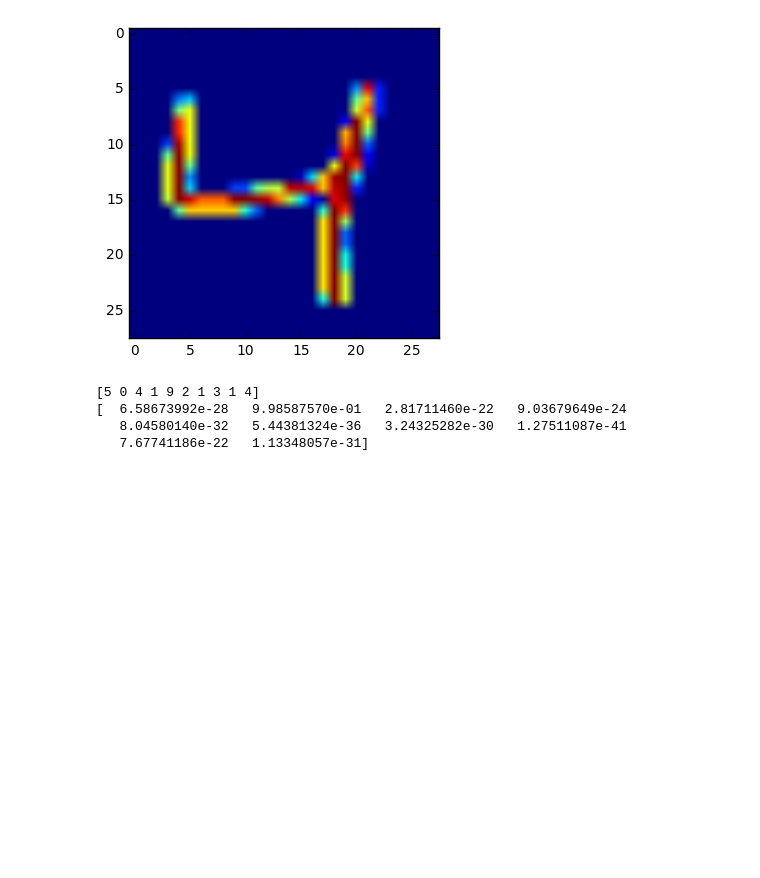
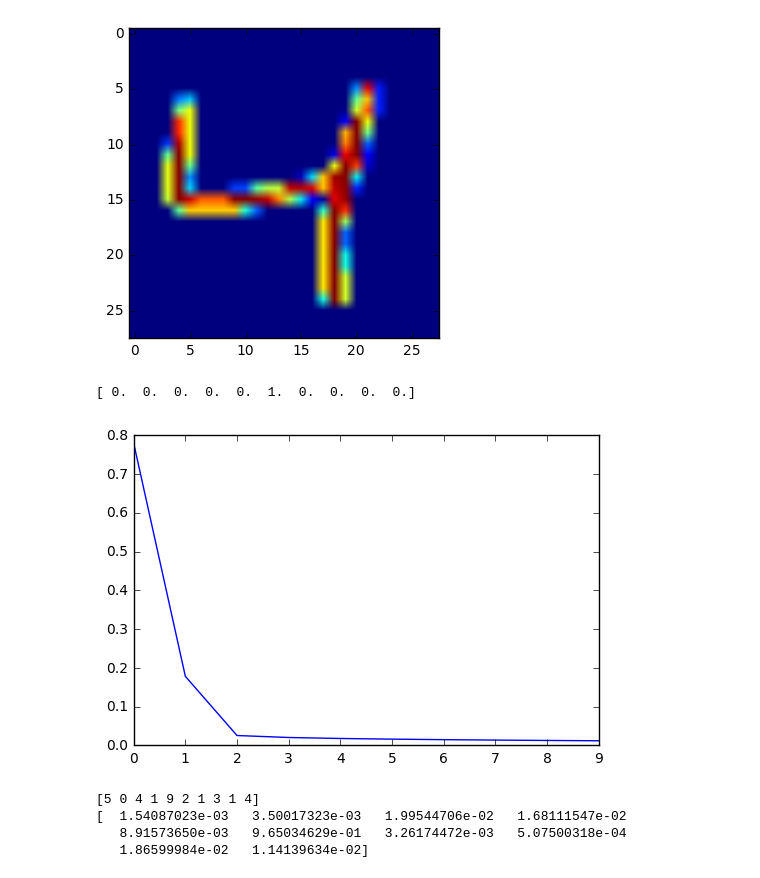
Before and after one commit to jarmop/learning, a Jupyter notebook: mnist.ipynb, the cells around one changed output. Cells and saved outputs as stored; diff of their text form; code cells hidden in the pictures; blank space fills up the shorter version.

```diff
--- a/mnist.ipynb
+++ b/mnist.ipynb
@@ -122,16 +122,16 @@ class Machine:
         #print(np.exp(-x.dot(self.w.T)))
         return 1 / (1 + np.exp(-x.dot(self.w.T)))
 
-def get_correct_values(x):
-    #ret = []
-    #for xs in x:
-    #    if (xs )
-    #    ret.append(xs[0])
-    #return ret
-    return x
-
 def loss(x, y, m):
+    #print('loss')
+    #print(np.log(x))
+    #print(x)
+    #print(np.log(0))
+    #print(np.log(1 - x))
+    #print(-y * np.log(x) - (1 - y) * np.log(1 - x))
+    #print(np.sum(-y * np.log(x) - (1 - y) * np.log(1 - x)))
     return np.sum(-y * np.log(x) - (1 - y) * np.log(1 - x)) / m
+    #return 1
 
 def gradient_descent(machine, training_set, correct_values, alpha, iterations):
     #test_set = np.array([
@@ -149,16 +149,12 @@ def gradient_descent(machine, training_set, correct_values, alpha, iterations):
         machine.w -= alpha * d / m
         values.append(np.copy(machine.w))
         # TODO loss function for classification
-
-        #losses.append(loss(machine.h(training_set), correct_values, m))
-        #print(np.around(machine.h(np.array([1,1])), decimals = 3))
-        #print(np.around(machine.h(test_set), decimals = 3))
-    #print(np.around(machine.h(np.array([1,0])), decimals = 3))
+        losses.append(loss(machine.h(training_set), correct_values, m))
     #print(losses)
     #plt.plot(values)
     #plt.show()
-    #plt.plot(losses)
-    #plt.show()
+    plt.plot(losses)
+    plt.show()
 
 def trainer(images, labels, alpha, iterations, m):
     n = 784
@@ -174,37 +170,41 @@ def trainer(images, labels, alpha, iterations, m):
     # Create labels for each class
     label_set = []
     machines = []
     classes = range(0, 10)
     for c in classes:
         label_set.append(np.zeros(m))
         machines.append(Machine(n + 1))
     for i in range(0,m):
         label_set[labels[i]][i] = 1
 
     #print(labels)
     #print(label_set)
 
-    i = 0
+    #for i in range(0, 2):
+    i = 2
+    print(label_set[i])
+
     gradient_descent(machines[i], images, label_set[i], alpha, iterations)
 
     #print(images[0])
-    #print('wtf')
     print(labels[0:10])
     print(machines[i].h(images[0:10]))
     #print(np.around(machines[i].h(images), decimals = 10))
 
     #gradient_descent(machine, training_set, correct_values, alpha, iterations)
     #print(machine.h(np.array([1,1,1])))
     #print(np.around(machine.w, decimals=3))
     #print(np.around(machine.w, decimals=3))
     #return machine
 
 #print(images[0:10].shape)
 #print(images.shape)
 
-trainer(images, labels, alpha = 0.0001, iterations = 10, m = 10)
+trainer(images, labels, alpha = 0.00001, iterations = 10, m = 10)
 # %% [output]
-[5 0 4 1 9 2 1 3 1 4]
-[  6.58673992e-28   9.98587570e-01   2.81711460e-22   9.03679649e-24
-   8.04580140e-32   5.44381324e-36   3.24325282e-30   1.27511087e-41
-   7.67741186e-22   1.13348057e-31]
+[ 0.  0.  0.  0.  0.  1.  0.  0.  0.  0.]
+[figure, added]
+[5 0 4 1 9 2 1 3 1 4]
+[  1.54087023e-03   3.50017323e-03   1.99544706e-02   1.68111547e-02
+   8.91573650e-03   9.65034629e-01   3.26174472e-03   5.07500318e-04
+   1.86599984e-02   1.14139634e-02]
```
